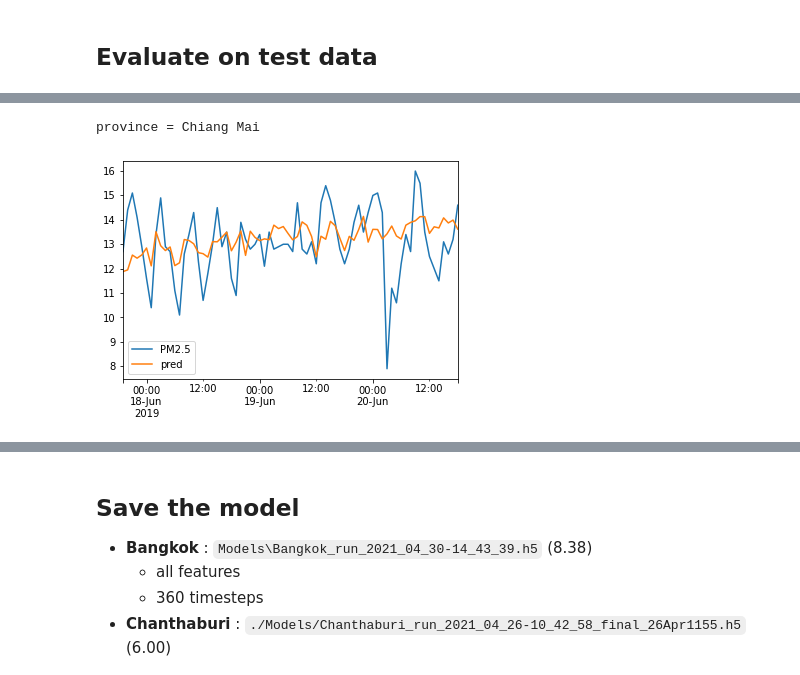
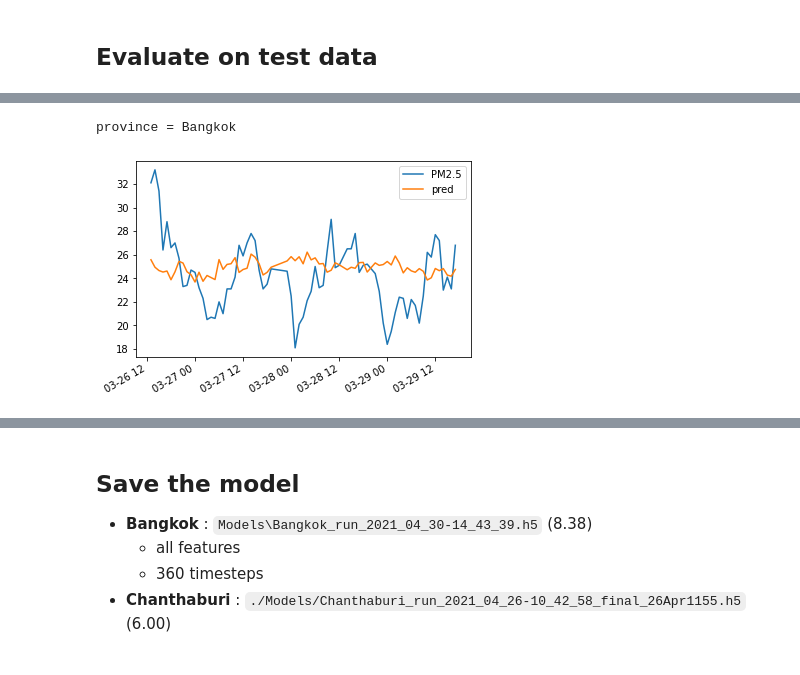
Before and after one commit to samsatp/PM25-DataScience-TermProject, a Jupyter notebook: 5. models_playground.ipynb, the cells around one changed output, grey strips where cells are left out. Drawn from its saved outputs; the diff is of its cells as text; code cells hidden in the pictures.

```diff
--- a/5. models_playground.ipynb
+++ b/5. models_playground.ipynb
@@ -29,5 +29,5 @@ timesteps = 360
 # %%
-feature_used = features
+feature_used = ['PM2.5','WindDir','Wind Speed(km/h)','Temp(C)']
 Train_data, X_train, Y_train = prepare_train_data(timesteps, feature_used = feature_used)
 # %%
 def prepare_new_test(Train_data, timesteps, feature_used:list):
@@ -139,5 +148,5 @@ timesteps : 360
 # %%
-province = 'Kanchanaburi'
+province = 'Bangkok'
 x_feed, y_feed = x_[province]['Train'], y_[province]['Train']
 x_eval, y_eval = x_[province]['Test'], y_[province]['Test']
 
@@ -150,7 +159,7 @@ False
 # %%
 from tensorflow.keras.models import Sequential
 from tensorflow.keras.layers import Dense
-from tensorflow.keras.layers import LSTM, GRU
+from tensorflow.keras.layers import LSTM
 from tensorflow.keras.layers import Dropout
 import tensorflow as tf
 
@@ -158,15 +167,13 @@ n_features = len(feature_used)
 
 # define model
 model = Sequential([
-    LSTM(100, input_shape=(timesteps, n_features), return_sequences=True),
+    LSTM(200, input_shape=(timesteps, n_features)),
+    Dense(144, activation='elu'),
     Dropout(rate=0.2),
-    LSTM(50),
-    Dropout(rate=0.1),
-    Dense(18, activation='relu'),
     Dense(72, activation='linear')
 ])
 # %%
-model.compile(optimizer=tf.keras.optimizers.Adam(learning_rate=0.0007), loss='mse')
+model.compile(optimizer=tf.keras.optimizers.Adam(learning_rate=0.0009), loss='mse')
 
 # TensorBoard
 run_id = time.strftime("run_%Y_%m_%d-%H_%M_%S")
@@ -233,13 +220,13 @@ province : Kanchanaburi
 # %%
-i = 282
+i = 28
 print('province =',province)
 h = y_train_scalers[province].inverse_transform(pred[i].numpy().reshape((-1,1)))
 k = Y_test[province][i].copy()
 k['pred'] = h
 k.plot();
 # %% [output]
-province = Chiang Mai
+province = Bangkok
-[figure, old version]
+[figure, new version]
 # %%
 np.argmin(rmse)
 # %% [output]
```
Also changed, not shown: parts of 11 cells of this notebook, 8 other files.
